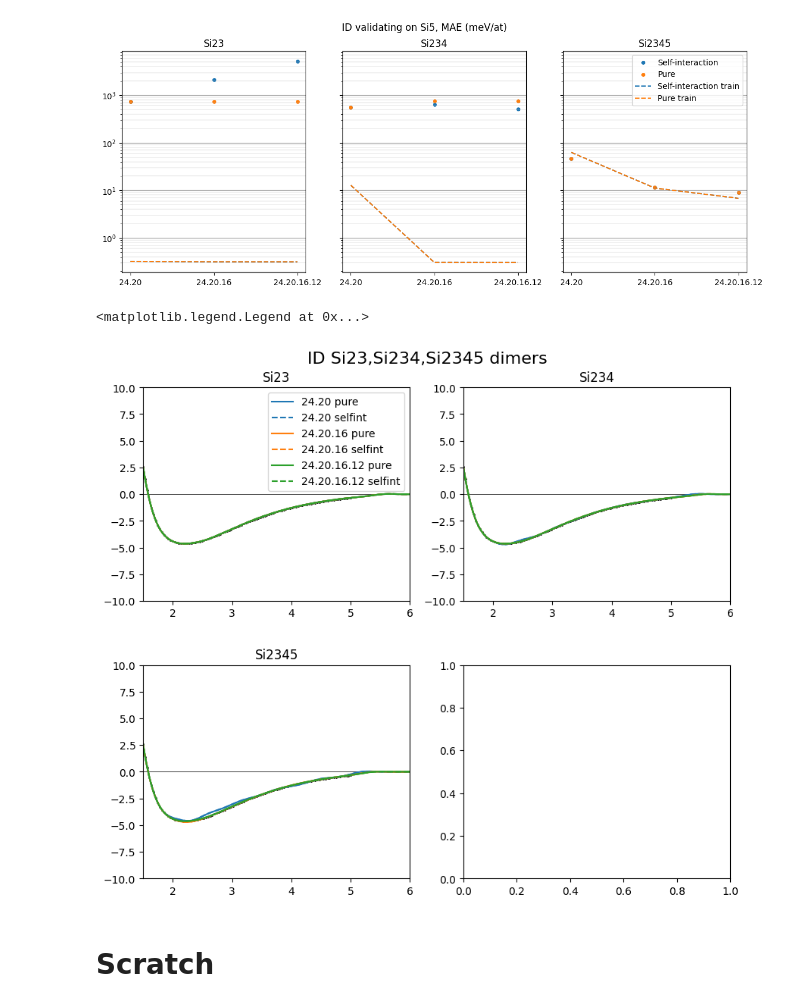
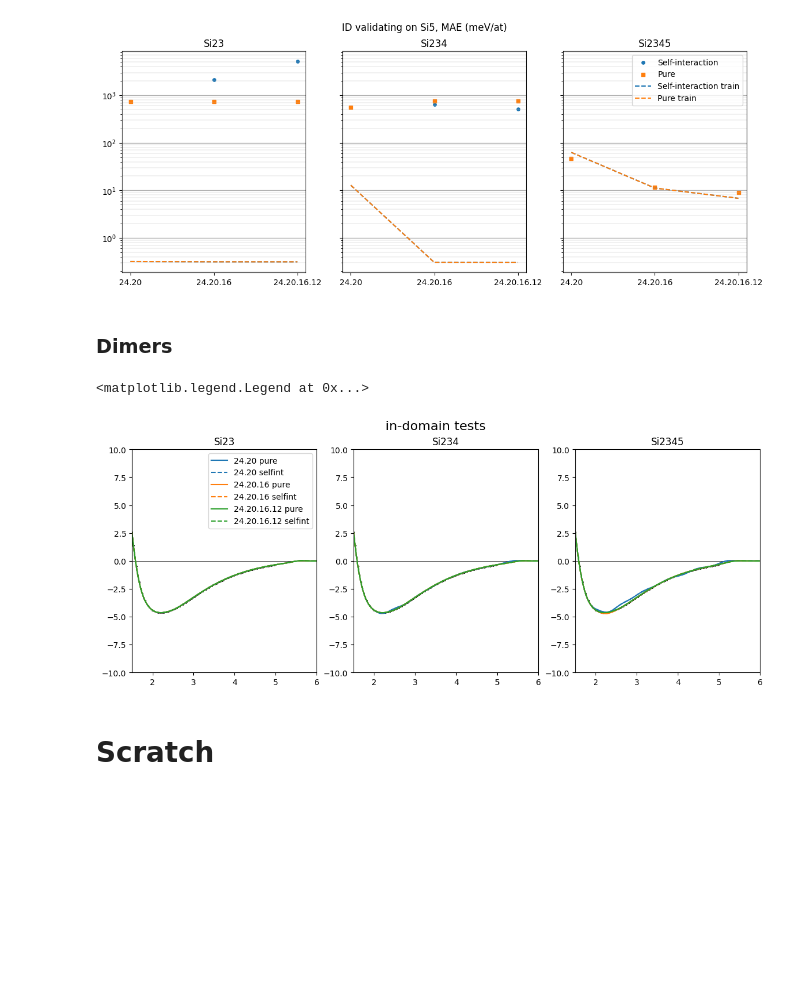
Before and after one commit to apolmiguel/aceconverge2025, a Jupyter notebook: plots_response.ipynb, the cells around one changed output. Drawn from its saved outputs; the diff is of its cells as text; code cells hidden in the pictures; blank space fills up the shorter version.

Commit message:
organized plots for error and coefficient analysis.

```diff
--- a/plots_response.ipynb
+++ b/plots_response.ipynb
@@ -14,0 +18,5 @@ en_si[0,np.argmin(en_si[1])]
+# %%
+for i,coeffs in enumerate(coeffs_pure['Si3'][::-1]):
+    # print(len(coeffs))
+    plt.plot(coeffs,color='C'+str(2-i))
+plt.ylim(-1e-5,1e-5)
@@ -179,9 +233,11 @@ ax.flatten()[-1].legend()
 # %% [markdown]
 ### Dimers
 # %%
+en_si = np.loadtxt('./datasets/Si2_energy.dat').T
+
 g,gax = plt.subplots(2,2, figsize=(10,8), dpi=100)
 g.suptitle('OOD Si2-Si5 dimers', fontsize=16)
-g.subplots_adjust(top=0.92, hspace=0.3)
+g.subplots_adjust(top=0.92, hspace=0.2)
 basis_tags = ['24.20', '24.20.16', '24.20.16.12']
 ecost = 50.0
 dsets = ['Si2', 'Si3', 'Si4', 'Si5']
@@ -190,19 +246,20 @@ Si_selfint = {}
 
 axes_flat = gax.flatten()
 for i, dset in enumerate(dsets):
-    axes_flat[i].set_title(dset)
+    axes_flat[i].set_title(f'train={dset}')
     axes_flat[i].set_ylim(-10,10)
     axes_flat[i].set_xlim(np.min(en_si[0]),6)
     axes_flat[i].scatter(*en_si, s=1, color='k')
     axes_flat[i].axhline(0, color='k', lw=0.5)
     if i != 0:
+        axes_flat[i].set_ylim(-3.5, 3.5)
         bins, counts = np.loadtxt(f'datasets/pair_distributions/{dset}_histogram.dat').T
         # Plot histogram as bar
-        axes_flat[i].bar(bins, -counts*10/np.max(counts), width=bins[-1]-bins[-2], bottom=0, align='edge', alpha=0.2, color='k', label=f'{dset} histogram')
+        axes_flat[i].bar(bins, -counts*3/np.max(counts), width=bins[-1]-bins[-2], bottom=0, align='edge', alpha=0.1, color='k', label=f'{dset} histogram')
         # Add secondary y-axis for the histogram
         ax_hist = axes_flat[i].twinx()
-        ax_hist.set_ylabel('Pair distribution', fontsize=10)
-        ax_hist.set_ylim(-np.max(counts)*10/np.max(counts), 0)
+        # ax_hist.set_ylabel('Pair distribution', fontsize=10)
+        ax_hist.set_ylim(-np.max(counts)*3/np.max(counts), 0)
         ax_hist.set_yticks([])
     for j, basis in enumerate(basis_tags):
         # Load
@@ -212,5 +269,4 @@ for i, dset in enumerate(dsets):
         axes_flat[i].plot(*Si_pure[dset+'_'+basis], label=basis+' pure', color='C'+str(j))
         axes_flat[i].plot(*Si_selfint[dset+'_'+basis], label=basis+' selfint', color='C'+str(j), linestyle='--')
 axes_flat[0].legend(fontsize=10)
-axes_flat[-1].set_ylim(-1,1)
 # %% [output]
@@ -333,7 +440,6 @@ en_err_pure_matrix = np.row_stack([en_err_pure[key] for key in en_err_pure.keys(
 ferrs_err_matrix = np.row_stack([ferrs_err[key] for key in ferrs_err.keys()])
 ferrs_err_pure_matrix = np.row_stack([ferrs_err_pure[key] for key in ferrs_err_pure.keys()])
 
-
 ## PLOT ##
 x = [3, 4, 5]
 xticks = ['24.20', '24.20.16', '24.20.16.12']
@@ -344,8 +450,8 @@ for i,axes in enumerate(ax.flatten()):
     axes.set_title(trainsets[i])
     axes.set_xticks(x)
     axes.set_xticklabels(xticks)
-    axes.scatter(x, en_err_matrix[i,:]*1e3, s=15, color='C0', label='Self-interaction')
-    axes.scatter(x, en_err_pure_matrix[i,:]*1e3, s=15, color='C1', label='Pure')
+    axes.scatter(x, en_err_matrix[i,:]*1e3, s=15, marker='o', color='C0', label='Self-interaction')
+    axes.scatter(x, en_err_pure_matrix[i,:]*1e3, s=15, marker='s', color='C1', label='Pure')
     axes.plot(x, tr_en_err_matrix[i,:]*1e3, color='C0', linestyle='--', label='Self-interaction train')
     axes.plot(x, tr_en_err_pure_matrix[i,:]*1e3, color='C1', linestyle='--', label='Pure train')
 
@@ -358,34 +464,35 @@ ax.flatten()[-1].legend()
 # %% [output]
 <matplotlib.legend.Legend at 0x...>
 [figure]
+# %% [markdown]
+### Dimers
 # %%
-g,gax = plt.subplots(2,2, figsize=(10,8), dpi=100)
-g.suptitle('ID Si23,Si234,Si2345 dimers', fontsize=16)
-g.subplots_adjust(top=0.92, hspace=0.3)
+g,gax = plt.subplots(1,3, figsize=(14,5), dpi=100)
+g.suptitle('in-domain tests', fontsize=16)
 basis_tags = ['24.20', '24.20.16', '24.20.16.12']
 ecost = 50.0
 dsets = ['Si23', 'Si234', 'Si2345']
 Si_pure = {}
 Si_selfint = {}
 
 axes_flat = gax.flatten()
 for i, dset in enumerate(dsets):
     axes_flat[i].set_title(dset)
     axes_flat[i].set_ylim(-10,10)
     axes_flat[i].set_xlim(np.min(en_si[0]),6)
     axes_flat[i].scatter(*en_si, s=1, color='k')
     axes_flat[i].axhline(0, color='k', lw=0.5)
     for j, basis in enumerate(basis_tags):
         # Load
         Si_pure[dset+'_'+basis] = np.loadtxt(f'acejulia/{dset}_purify/' + basis + f'/ecost{ecost}/dimercurve.dat').T
         Si_selfint[dset+'_'+basis] = np.loadtxt(f'acejulia/{dset}/' + basis + f'/ecost{ecost}/dimercurve.dat').T
         # Plot
         axes_flat[i].plot(*Si_pure[dset+'_'+basis], label=basis+' pure', color='C'+str(j))
         axes_flat[i].plot(*Si_selfint[dset+'_'+basis], label=basis+' selfint', color='C'+str(j), linestyle='--')
 axes_flat[0].legend(fontsize=10)
 # %% [output]
 <matplotlib.legend.Legend at 0x...>
-[figure, old version]
+[figure, new version]
 # %% [markdown]
 # Scratch
 # %%
```
Also changed, not shown: parts of 22 cells of this notebook.
